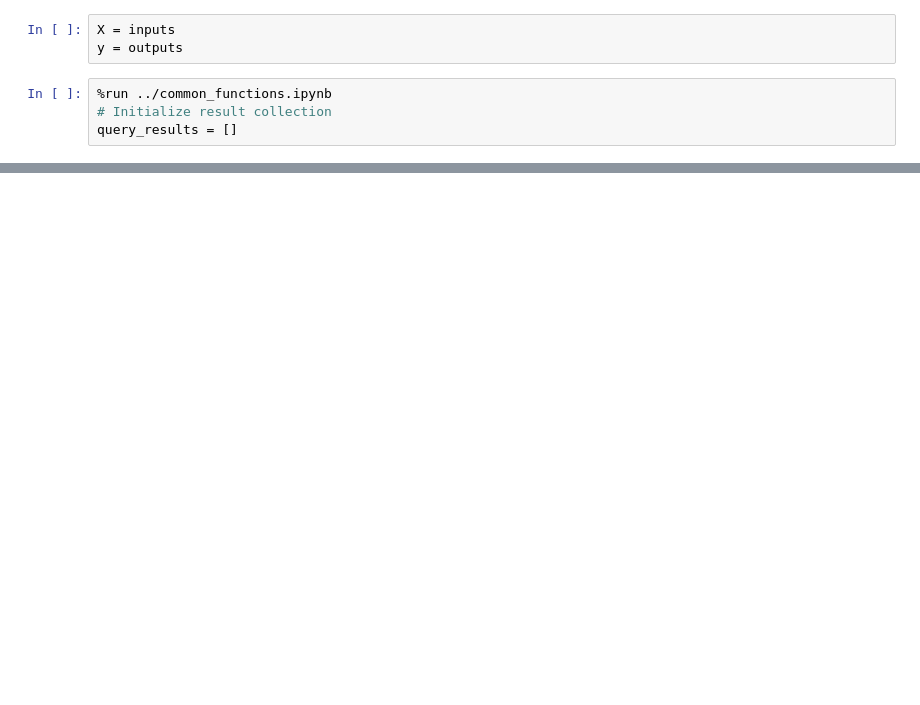
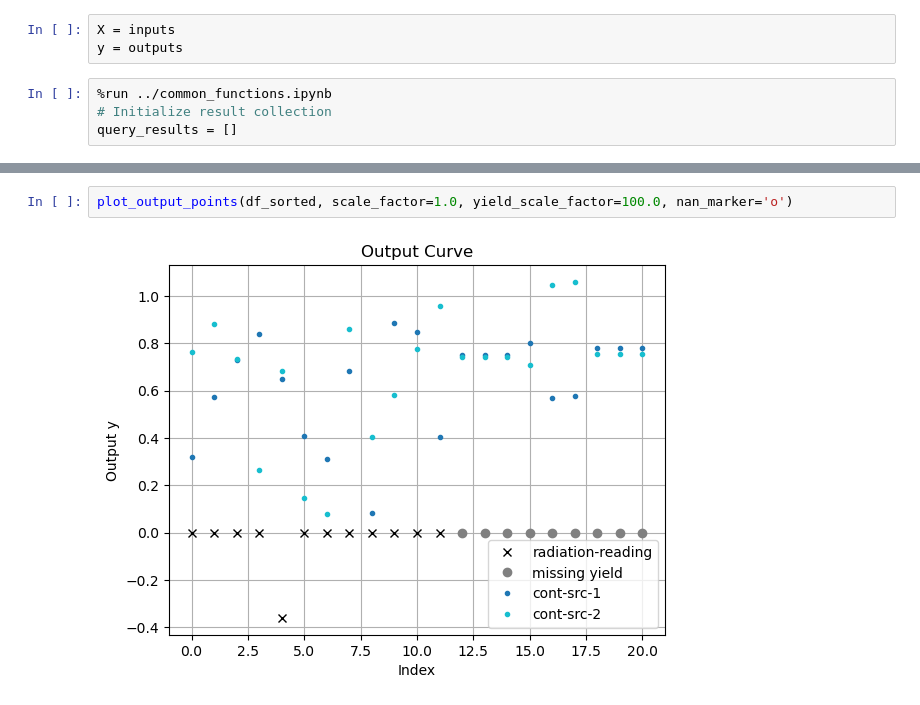
Before and after one commit to ajay-falcon-ai/Capstone-Black-Box-functions, a Jupyter notebook: function_1/function_1.ipynb, the cells around one changed output, grey strips where cells are left out. Saved outputs shown, nothing was run; the diff lists cells and outputs as text; blank space fills up the shorter version.

```diff
--- a/function_1/function_1.ipynb
+++ b/function_1/function_1.ipynb
@@ -244,0 +246,4 @@ Score: 3.034546
+# %%
+plot_output_points(df_sorted, scale_factor=1.0, yield_scale_factor=100.0, nan_marker='o')
+# %% [output]
+[figure, added]
```
Also changed, not shown: parts of 15 cells of this notebook, 25 other files.
